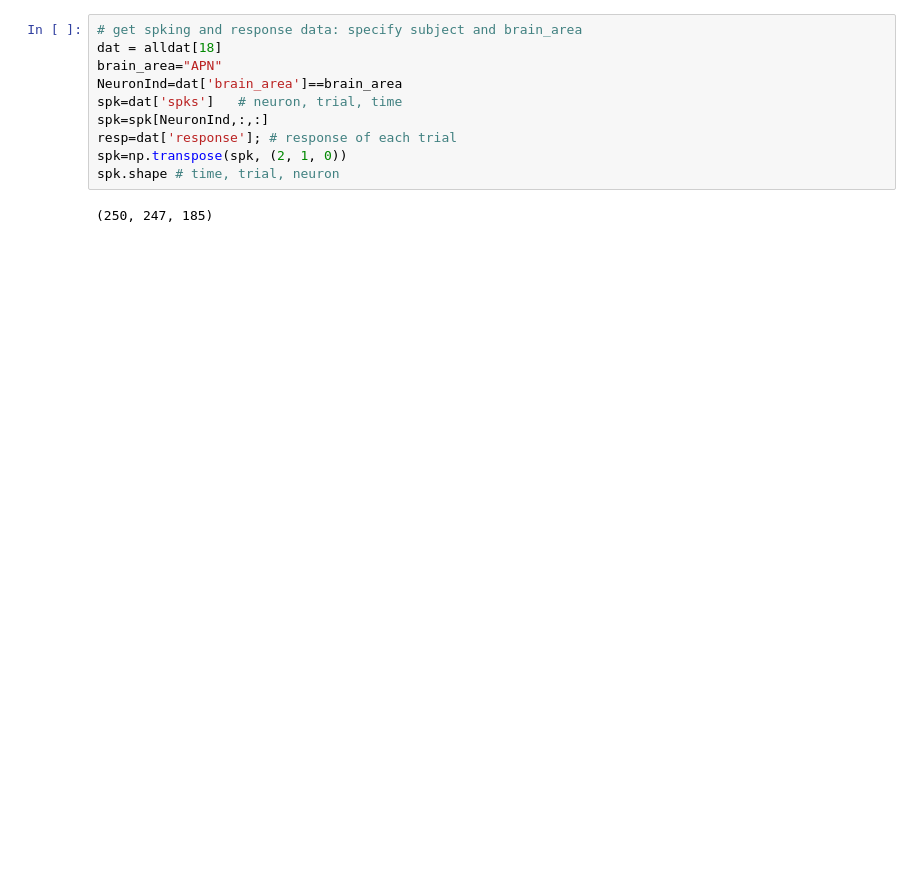
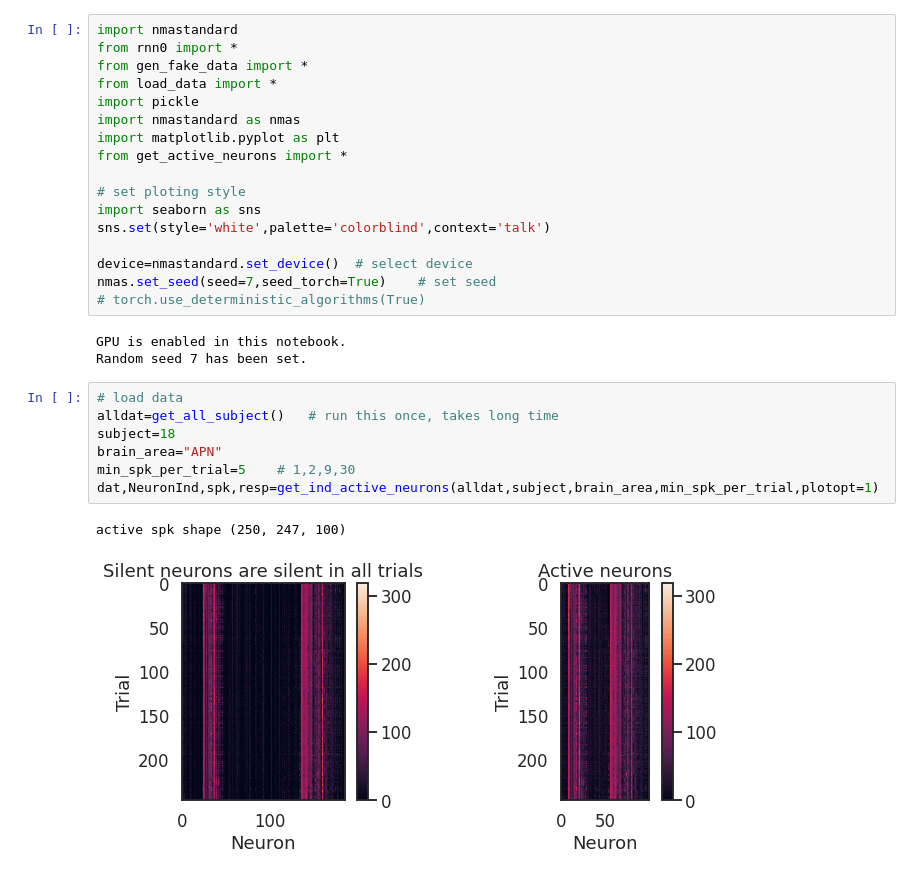
Before and after one commit to wanyuL/ReinforcementRats2021, a Jupyter notebook: RNN_Notebook.ipynb, the cells around one changed output. Saved outputs shown, nothing was run; the diff lists cells and outputs as text; blank space fills up the shorter version.

```diff
--- a/RNN_Notebook.ipynb
+++ b/RNN_Notebook.ipynb
@@ -84,14 +21,32 @@ for j in range(len(fname)):
-# %%
-# get spking and response data: specify subject and brain_area
-dat = alldat[18]
-brain_area="APN"
-NeuronInd=dat['brain_area']==brain_area
-spk=dat['spks']   # neuron, trial, time
-spk=spk[NeuronInd,:,:]
-resp=dat['response']; # response of each trial
-spk=np.transpose(spk, (2, 1, 0))
-spk.shape # time, trial, neuron
-# %% [output]
-(250, 247, 185)
+# %%
+import nmastandard
+from rnn0 import *
+from gen_fake_data import *
+from load_data import *
+import pickle
+import nmastandard as nmas
+import matplotlib.pyplot as plt
+from get_active_neurons import *
+
+# set ploting style
+import seaborn as sns
+sns.set(style='white',palette='colorblind',context='talk')
+
+device=nmastandard.set_device()  # select device
+nmas.set_seed(seed=7,seed_torch=True)    # set seed
+# torch.use_deterministic_algorithms(True)
+# %% [output]
+GPU is enabled in this notebook.
+Random seed 7 has been set.
+# %%
+# load data
+alldat=get_all_subject()   # run this once, takes long time
+subject=18
+brain_area="APN"
+min_spk_per_trial=5    # 1,2,9,30
+dat,NeuronInd,spk,resp=get_ind_active_neurons(alldat,subject,brain_area,min_spk_per_trial,plotopt=1)
+# %% [output]
+active spk shape (250, 247, 100)
+[figure, added]
 # %%
 # prepare for training: get training data and validation data
```
Also changed, not shown: parts of 18 cells of this notebook.
